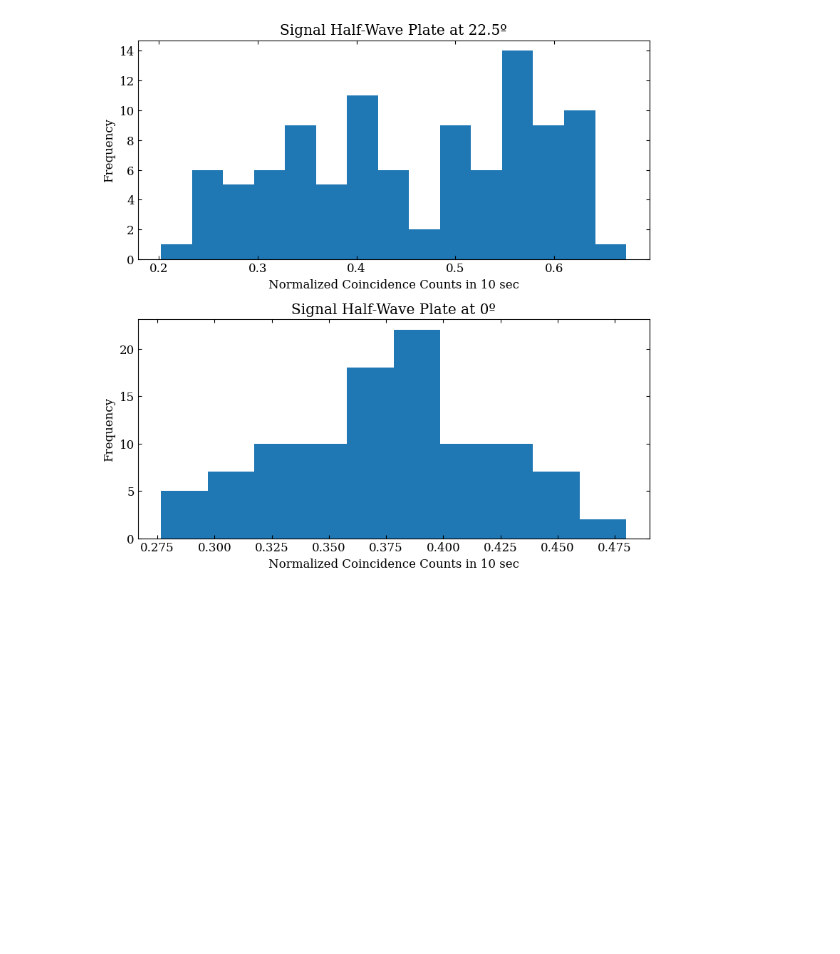
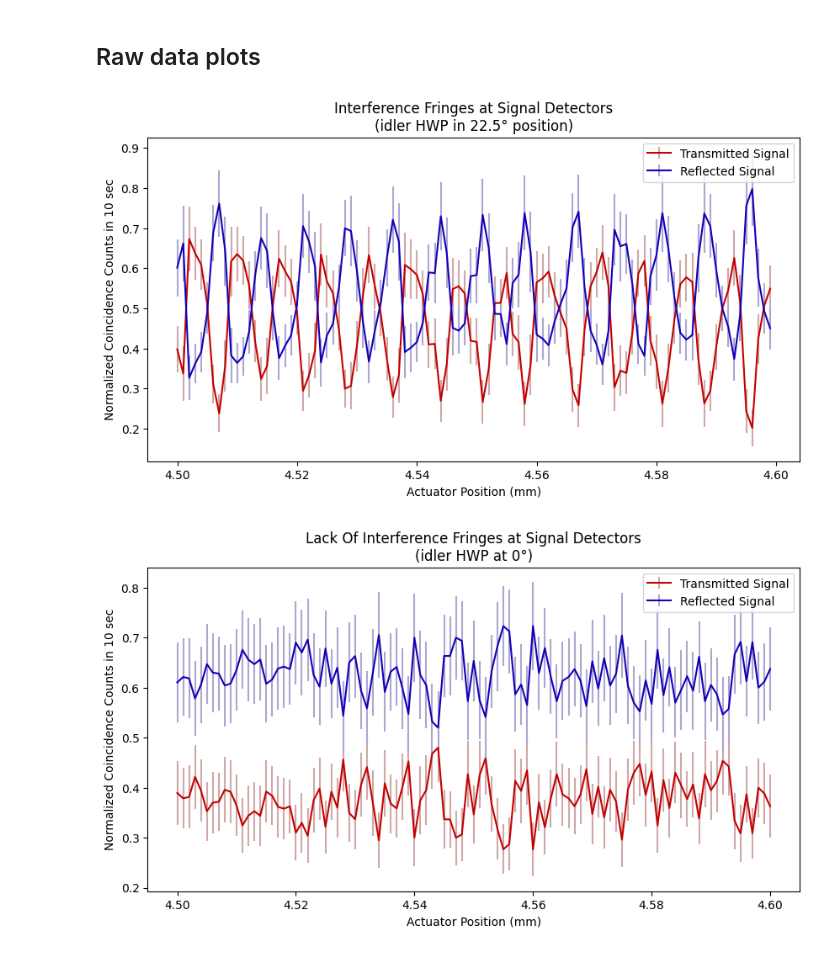
Before and after one commit to alec-roberson/quantum-eraser, a Jupyter notebook: analysis.ipynb, the cells around one changed output. Cells and saved outputs as stored; diff of their text form; code cells hidden in the pictures; blank space fills up the shorter version.

```diff
--- a/analysis.ipynb
+++ b/analysis.ipynb
@@ -64,20 +45,45 @@ plt.show()
-# %%
-# plot histograms of data!
-
-fig = plt.figure(figsize=(8,8))
-
-ax0, ax1 = fig.subplots(2,1)
-ax0.set_title('Signal Half-Wave Plate at 22.5º')
-ax0.hist(baseline["G"], bins=15)
-ax0.set_xlabel('Normalized Coincidence Counts in 10 sec')
-ax0.set_ylabel('Frequency')
-
-ax1.set_title('Signal Half-Wave Plate at 0º')
-ax1.hist(df["G"], bins=10)
-ax1.set_xlabel('Normalized Coincidence Counts in 10 sec')
-ax1.set_ylabel('Frequency')
-
-fig.tight_layout(pad=1)
-plt.show()
-# %% [output]
-[figure, removed]
+# %% [markdown]
+## Raw data plots
+# %%
+# COLOR setup
+c_red = [196/255, 0, 0]
+c_lightred = [209/255, 167/255, 167/255]
+c_blue = [19/255, 0, 184/255]
+c_lightblue = [172/255, 167/255, 209/255]
+
+# setup
+fig = plt.figure(figsize=(10,5))
+fig.tight_layout(pad=1)
+
+# plot fringe data
+plt.errorbar(fr['position'], fr["T"], yerr=fr["T_err"], color=c_red, ecolor=c_lightred, label = "Transmitted Signal")
+plt.errorbar(fr['position'], fr["R"], yerr=fr["R_err"], color=c_blue, ecolor=c_lightblue, label = "Reflected Signal")
+
+# titles and such
+plt.title('Interference Fringes at Signal Detectors\n(idler HWP in 22.5° position)')
+plt.xlabel('Actuator Position (mm)')
+plt.ylabel('Normalized Coincidence Counts in 10 sec')
+plt.legend()
+
+# show plot
+plt.show()
+
+# setup
+fig = plt.figure(figsize=(10,5))
+fig.tight_layout(pad=1)
+
+# plot no fringe data
+plt.errorbar(nf['position'], nf["T"], yerr=nf["T_err"], color=c_red, ecolor=c_lightred, label = "Transmitted Signal")
+plt.errorbar(nf['position'], nf["R"], yerr=nf["R_err"], color=c_blue, ecolor=c_lightblue, label = "Reflected Signal")
+
+# titles and such
+plt.title('Lack Of Interference Fringes at Signal Detectors\n(idler HWP at 0°)')
+plt.xlabel('Actuator Position (mm)')
+plt.ylabel('Normalized Coincidence Counts in 10 sec')
+plt.legend()
+
+# show plot
+plt.show()
+# %% [output]
+[figure, added]
+[figure, added]
```
Also changed, not shown: parts of 5 cells of this notebook.
